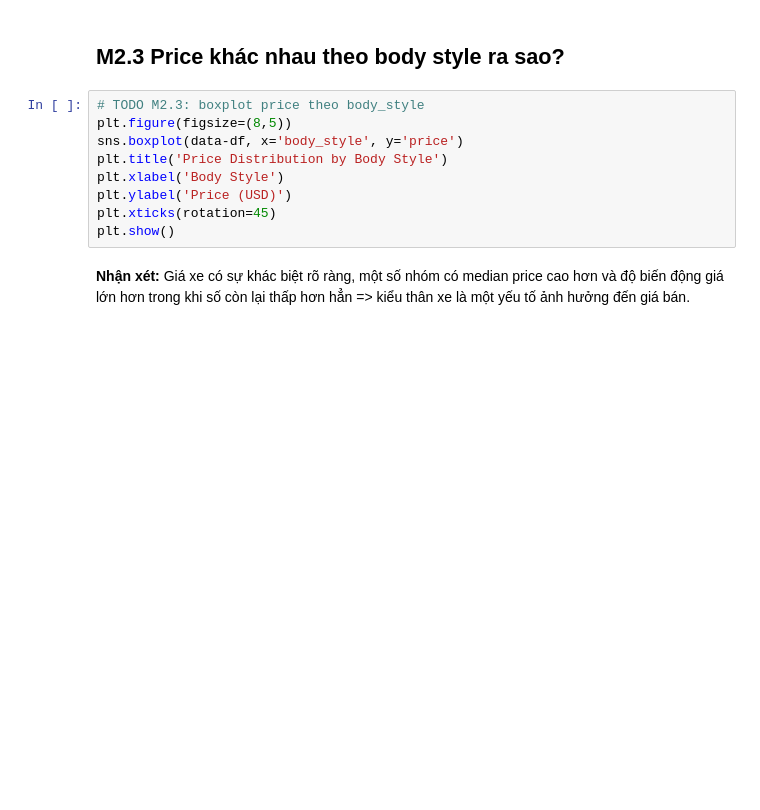
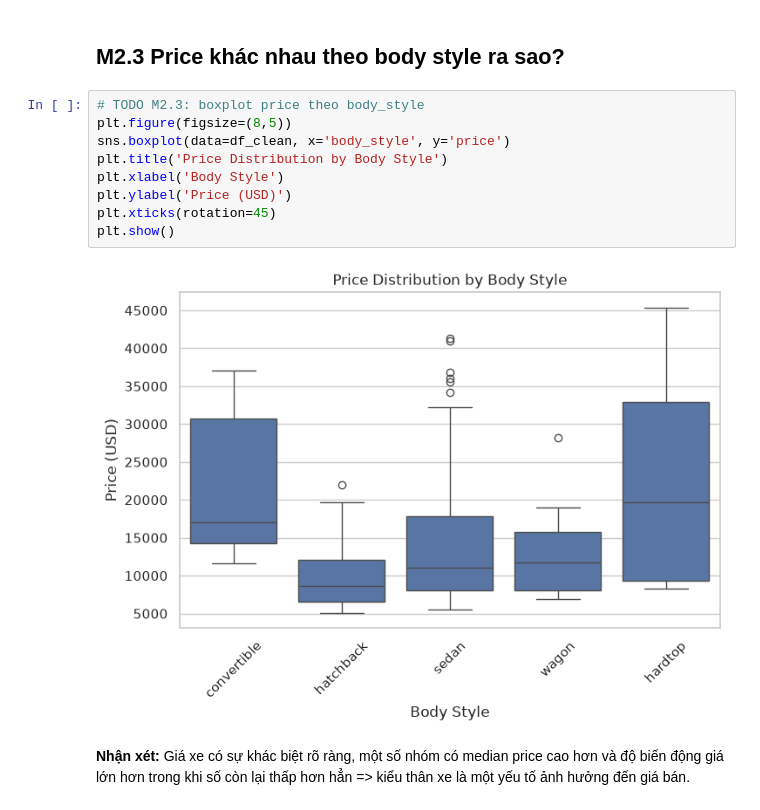
Before and after one commit to thao-cpu/mliot-pyml-2026-hw, a Jupyter notebook: week02/numpy-pandas-eda-hw/LeNguyenLoanThaoBaiTapVeNha4.ipynb, the cells around one changed output. Drawn from its saved outputs; the diff is of its cells as text; blank space fills up the shorter version.

```diff
--- a/week02/numpy-pandas-eda-hw/LeNguyenLoanThaoBaiTapVeNha4.ipynb
+++ b/week02/numpy-pandas-eda-hw/LeNguyenLoanThaoBaiTapVeNha4.ipynb
@@ -318,12 +333,14 @@ Dataset không hoàn toàn cân bằng, một số xuất hiện rất nhiều n
 # %%
 # TODO M2.3: boxplot price theo body_style
 plt.figure(figsize=(8,5))
-sns.boxplot(data-df, x='body_style', y='price')
+sns.boxplot(data=df_clean, x='body_style', y='price')
 plt.title('Price Distribution by Body Style')
 plt.xlabel('Body Style')
 plt.ylabel('Price (USD)')
 plt.xticks(rotation=45)
 plt.show()
+# %% [output]
+[figure, added]
 # %% [markdown]
 **Nhận xét:**
 Giá xe có sự khác biệt rõ ràng, một số nhóm có median price cao hơn và độ biến động giá lớn hơn trong khi số còn lại thấp hơn hẳn => kiểu thân xe là một yếu tố ảnh hưởng đến giá bán.
```
Also changed, not shown: parts of 17 cells of this notebook.
